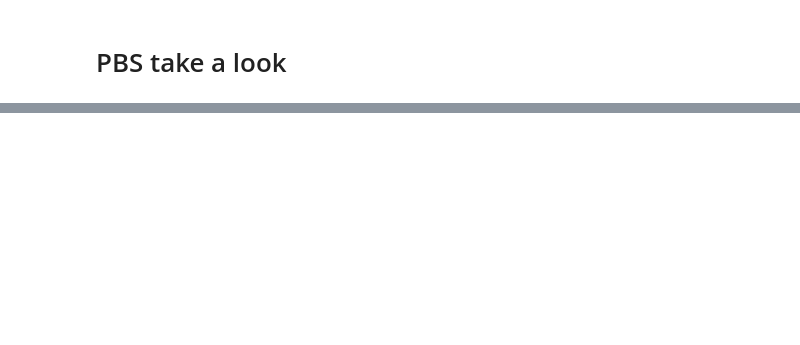
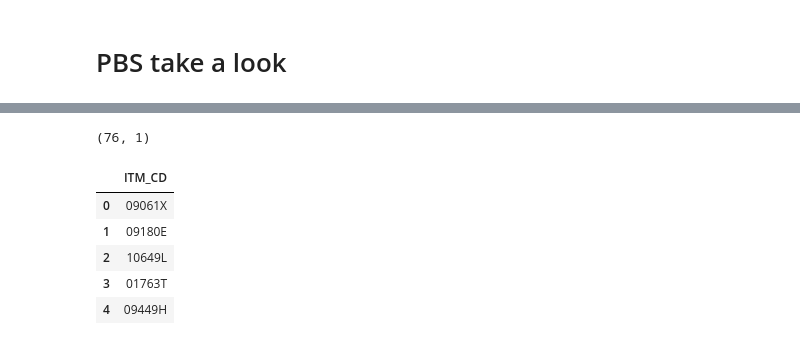
Before and after one commit to samuelefiorini/tangle, a Jupyter notebook: notebooks/test.ipynb, the cells around one changed output, grey strips where cells are left out. Cells and saved outputs as stored; diff of their text form; code cells hidden in the pictures; blank space fills up the shorter version.

```diff
--- a/notebooks/test.ipynb
+++ b/notebooks/test.ipynb
@@ -40,10 +69,21 @@ df.head()
 # %%
-dd = pd.read_csv(os.path.join('..', 'data', 'drugs_used_in_diabetes.csv'), header=0)
+_dd = pd.read_csv(os.path.join('..', 'data', 'drugs_used_in_diabetes.csv'), header=0)
 
 # Fix 6-digit notation
-dd_set = set()
-for item in dd.values.ravel():
+dd = set()
+for item in _dd.values.ravel():
     if len(item)<6:
-        dd_set.add(str(0)+item)
+        dd.add(str(0)+item)
     else:
-        dd_set.add(item)
+        dd.add(item)
+
+# FIXME - exclude Metformins and Sulfonamides
+dd = pd.DataFrame(data=list(dd), columns=_dd.columns)
+ms = pd.read_csv(os.path.join('..', 'data', 'metformins_sulfonamides.csv'), header=0)
+mask = []
+for d in dd.values:
+    mask.append(d not in ms.values)
+dd = pd.DataFrame(data=dd.values[mask], columns=dd.columns)
+print(dd.shape)
+# %% [output]
+(76, 1)
@@ -84,0 +90,9 @@ pbs_years = [s.split('_')[-1].split('.')[0] for s in pbs_files]
+# %%
+dd.head()
+# %% [output]
+|  | ITM_CD |
+| 0 | 09061X |
+| 1 | 09180E |
+| 2 | 10649L |
+| 3 | 01763T |
+| 4 | 09449H |
```
Also changed, not shown: parts of 21 cells of this notebook, 3 other files.
